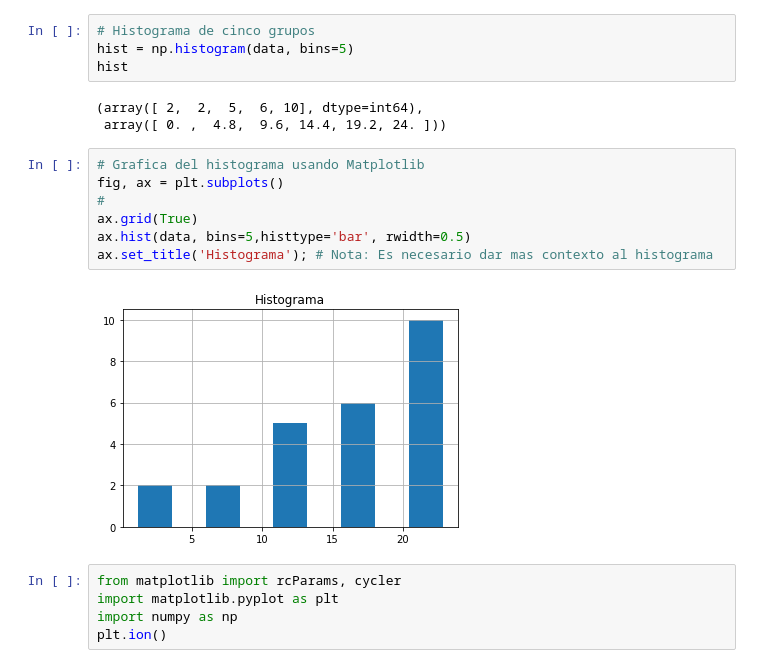
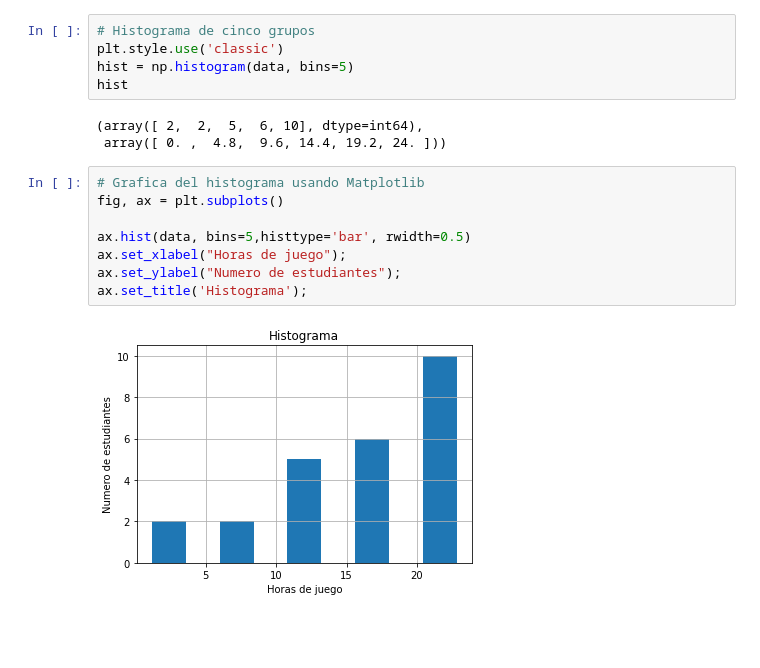
Before and after one commit to estocasticos-udem/curso-estocasticos-udem, a Jupyter notebook: _build/jupyter_execute/contenido/p1_ch1_s3.ipynb, the cells around one changed output. Saved outputs shown, nothing was run; the diff lists cells and outputs as text; blank space fills up the shorter version.

```diff
--- a/_build/jupyter_execute/contenido/p1_ch1_s3.ipynb
+++ b/_build/jupyter_execute/contenido/p1_ch1_s3.ipynb
@@ -151,6 +136,7 @@ array([ 9.95, 10.  ,  2.25, 16.75,  0.  , 19.5 , 22.5 ,  7.5 , 15.  ,
        23.75, 18.  , 20.  , 15.  , 22.9 , 18.8 , 20.5 ])
 # %%
 # Histograma de cinco grupos
+plt.style.use('classic')
 hist = np.histogram(data, bins=5)
 hist
 # %% [output]
@@ -159,14 +145,10 @@ hist
 # %%
 # Grafica del histograma usando Matplotlib
 fig, ax = plt.subplots()
-#
-ax.grid(True)
+
 ax.hist(data, bins=5,histtype='bar', rwidth=0.5)
-ax.set_title('Histograma'); # Nota: Es necesario dar mas contexto al histograma
+ax.set_xlabel("Horas de juego");
+ax.set_ylabel("Numero de estudiantes");
+ax.set_title('Histograma');
 # %% [output]
-[figure, old version]
+[figure, new version]
-# %%
-from matplotlib import rcParams, cycler
-import matplotlib.pyplot as plt
-import numpy as np
-plt.ion()
```
Also changed, not shown: parts of 26 cells of this notebook, 19 other files.
